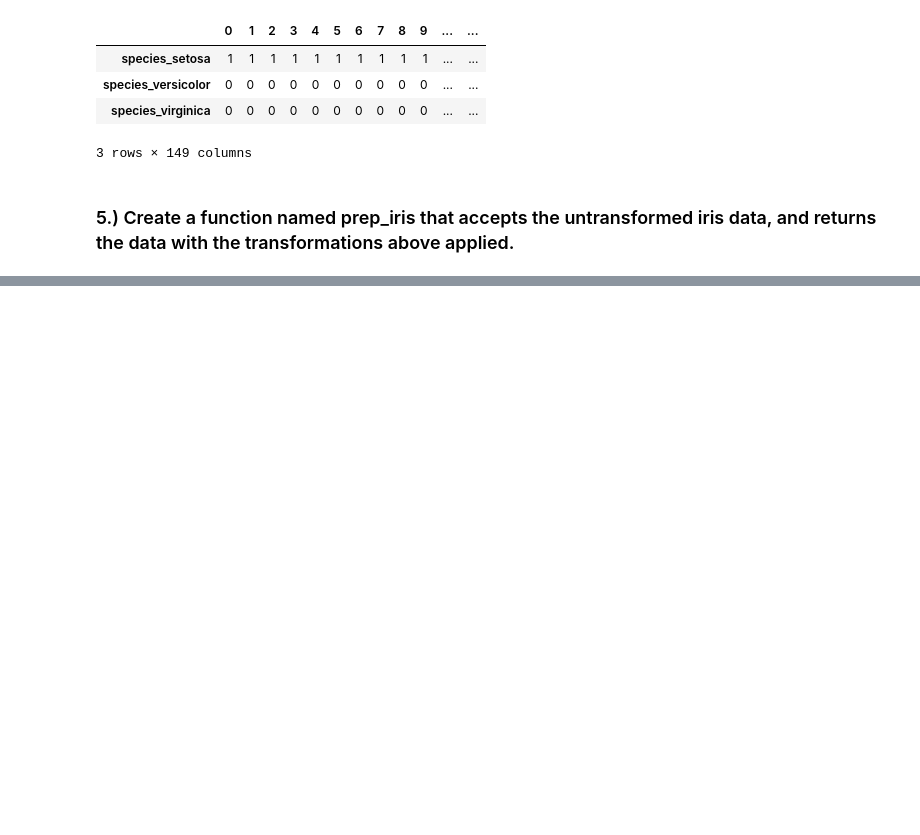
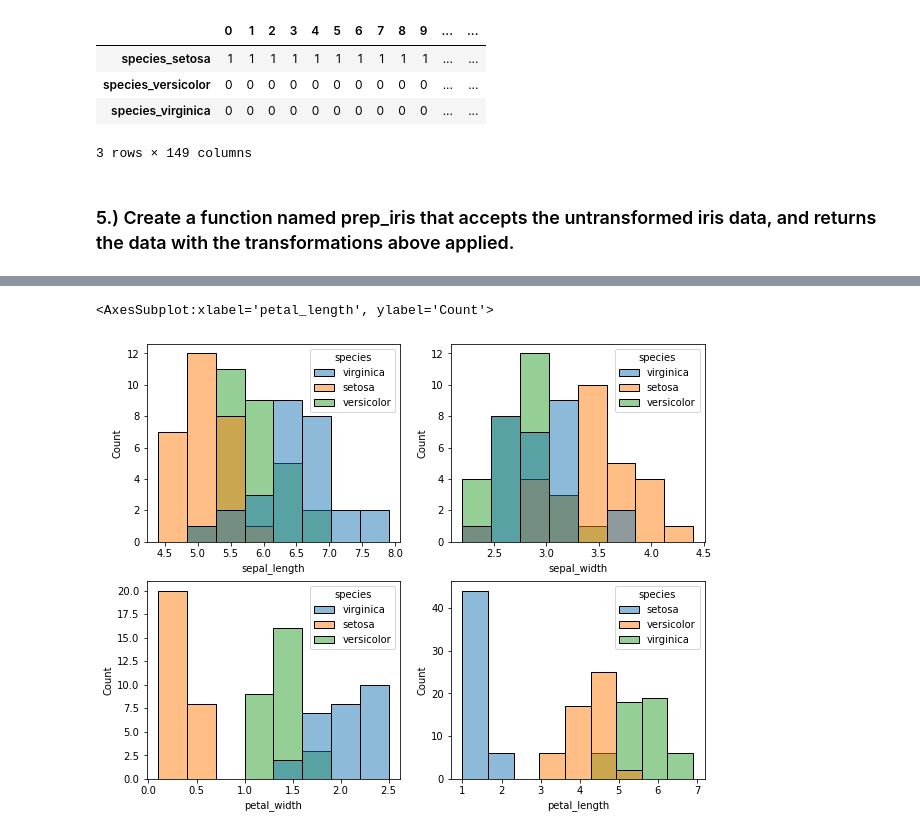
Before and after one commit to RobLMurphy92/classification-exercises, a Jupyter notebook: classification_exercises.ipynb, the cells around one changed output, grey strips where cells are left out. Cells and saved outputs as stored; diff of their text form; code cells hidden in the pictures; blank space fills up the shorter version.

```diff
--- a/classification_exercises.ipynb
+++ b/classification_exercises.ipynb
@@ -455,0 +649,7 @@ def prep_iris(df):
+# %%
+#acquire
+iris_df = acquire.get_iris_data()
+# %%
+#prepare
+iris_df_prep = prepare.prep_iris(iris_df)
+iris_df_prep
@@ -455,0 +674,16 @@ def prep_iris(df):
+# %%
+def train_validate_test_split(df, target, seed=123):
+    train_and_validate, test = train_test_split(
+        df, test_size=0.2, random_state=seed, stratify=df.species
+    )
+    train, validate = train_test_split(
+        train_and_validate,
+        test_size=0.3,
+        random_state=seed,
+        stratify=train_and_validate.species,
+    )
+    return train, validate, test
+# %%
+#split data!!
+train, validate, test = train_validate_test_split(iris_df_prep, target='species')
+train.head(2)
@@ -455,0 +734,13 @@ def prep_iris(df):
+# %%
+fig, ax = plt.subplots(2,2, figsize = (10,8))
+
+sns.histplot(data = train, x = 'sepal_length',hue = 'species', ax = ax[0,0])
+
+sns.histplot(data = train, x = 'sepal_width',hue = 'species', ax = ax[0, 1])
+
+sns.histplot(data = train, x = 'petal_width',hue = 'species', ax = ax[1,0])
+
+sns.histplot(data = iris_df_prep, x ='petal_length', hue = 'species', ax = ax[1,1])
+# %% [output]
+<AxesSubplot:xlabel='petal_length', ylabel='Count'>
+[figure, added]
```
Also changed, not shown: parts of 64 cells of this notebook.
